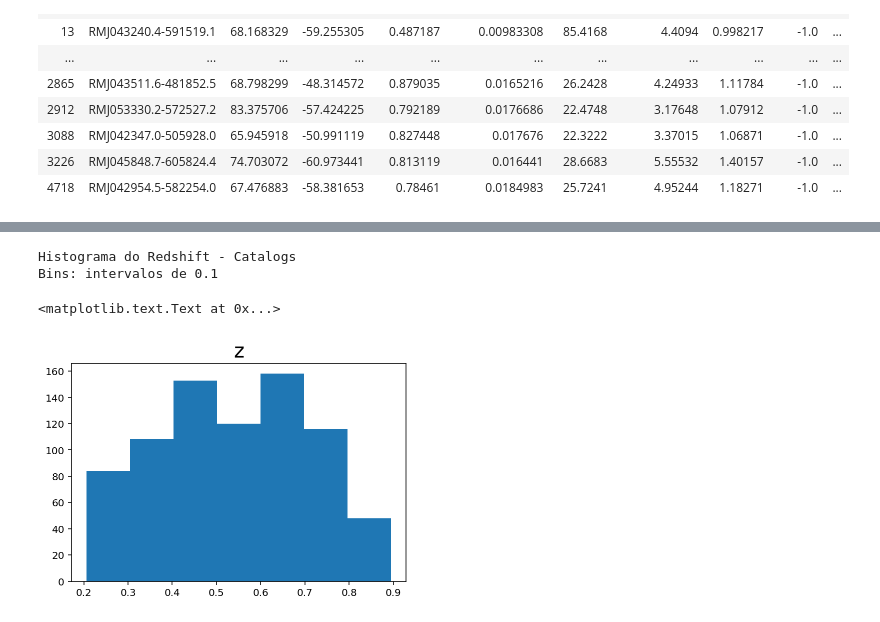
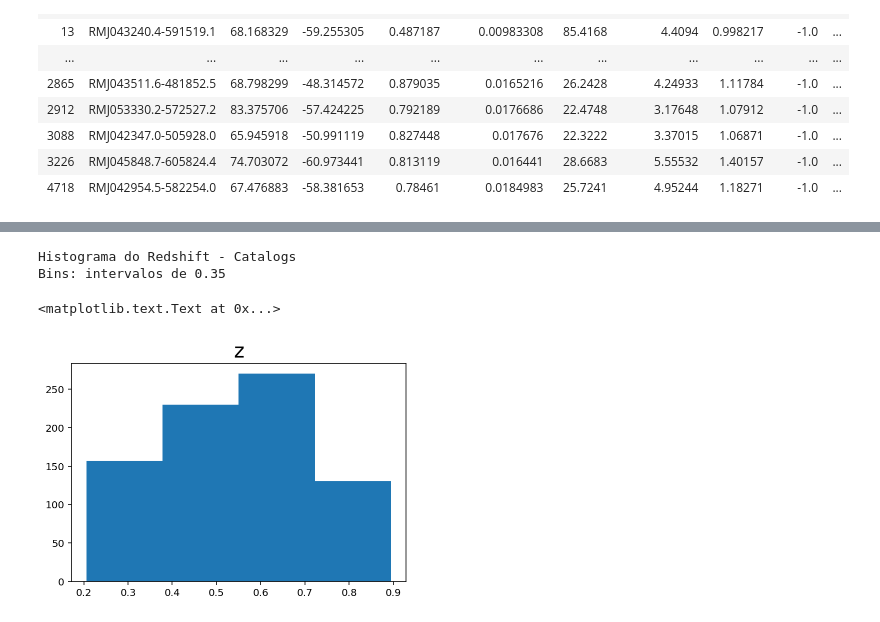
Before and after one commit to clusteron/comparison, a Jupyter notebook: RS.ipynb, the cells around one changed output, grey strips where cells are left out. Drawn from its saved outputs; the diff is of its cells as text; code cells hidden in the pictures.

```diff
--- a/RS.ipynb
+++ b/RS.ipynb
@@ -60,12 +60,12 @@ Catalog
 | 4718 | 67.449636 | -58.344708 | 0.74447 | 0.385714 | 1.0 | 1.0 | 0.638546 | 25.7392 | 0.520324 | 23.4542 | ... |
 # %%
 print 'Histograma do Redshift - Catalogs'
-print 'Bins: intervalos de 0.1'
+print 'Bins: intervalos de 0.35'
 
-Hist_z = plt.hist(Catalog['Z_LAMBDA'], bins = 7)
+Hist_z = plt.hist(Catalog['Z_LAMBDA'], bins = 4)
 plt.title('z', fontsize='20')
 # %% [output]
 Histograma do Redshift - Catalogs
-Bins: intervalos de 0.1
+Bins: intervalos de 0.35
 <matplotlib.text.Text at 0x...>
-[figure, old version]
+[figure, new version]
```
Also changed, not shown: parts of 19 cells of this notebook.
